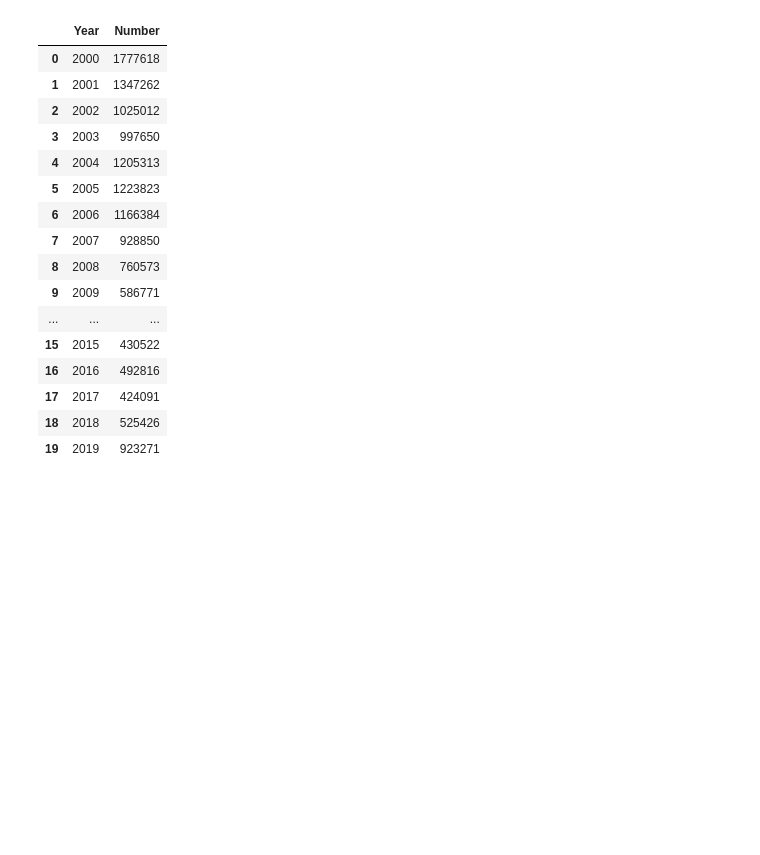
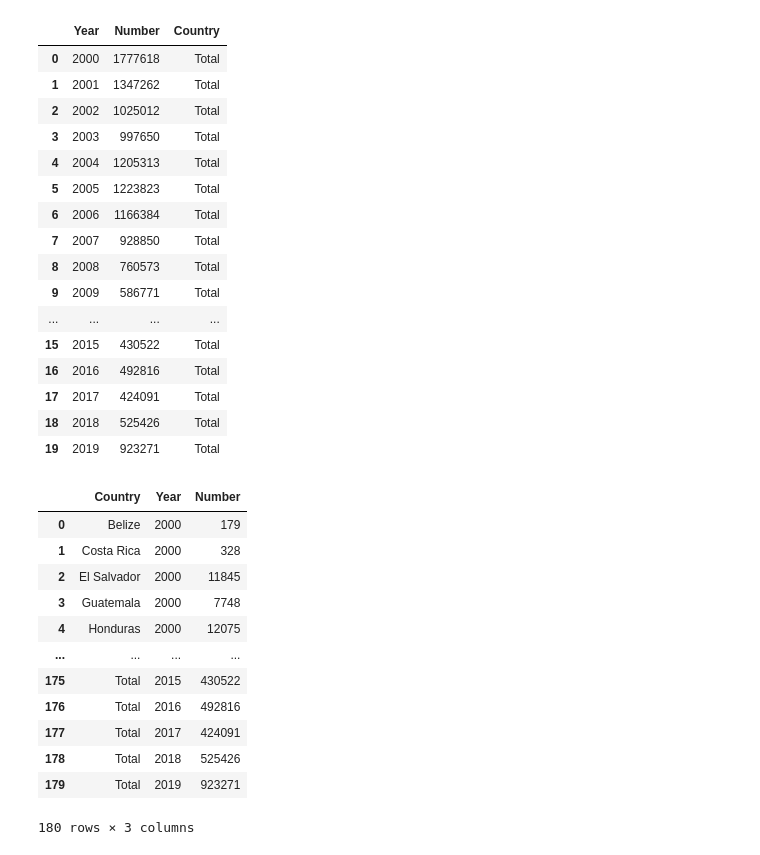
Before and after one commit to opheeelia/11.154-proj-pathways, a Jupyter notebook: data/EnfDataParsing.ipynb, the cells around one changed output. Drawn from its saved outputs; the diff is of its cells as text; code cells hidden in the pictures; blank space fills up the shorter version.

```diff
--- a/data/EnfDataParsing.ipynb
+++ b/data/EnfDataParsing.ipynb
@@ -48,28 +62,45 @@ display(df_formatted)
 # %%
 df_appr = pd.read_excel("./t34_2000-2019.xlsx", index_col=0)
-
-# display(df)
 # df.pivot(columns=[df.columns] + , values=[df.columns, df.values])
 df_appr_formatted = df_appr.melt(ignore_index=False).reset_index()
 df_appr_formatted.set_axis(["Country", "Year", "Number"], axis=1, inplace=True)
+appr_final = df_appr_formatted[df_appr_formatted.Country != "Global Total"]
+
 df_appr_formatted = df_appr_formatted[df_appr_formatted.Country != "Global Total"].groupby(by='Year').sum().reset_index()
+df_appr_formatted['Country'] = "Total"
 display(df_appr_formatted)
+appr_final = appr_final.append(df_appr_formatted, ignore_index=True)
+display(appr_final)
+appr_final.to_csv('./apprehended.csv')
 # %% [output]
-|  | Year | Number |
-| 0 | 2000 | 1777618 |
-| 1 | 2001 | 1347262 |
-| 2 | 2002 | 1025012 |
-| 3 | 2003 | 997650 |
-| 4 | 2004 | 1205313 |
-| 5 | 2005 | 1223823 |
-| 6 | 2006 | 1166384 |
-| 7 | 2007 | 928850 |
-| 8 | 2008 | 760573 |
-| 9 | 2009 | 586771 |
-| ... | ... | ... |
-| 15 | 2015 | 430522 |
-| 16 | 2016 | 492816 |
-| 17 | 2017 | 424091 |
-| 18 | 2018 | 525426 |
-| 19 | 2019 | 923271 |
+|  | Year | Number | Country |
+| 0 | 2000 | 1777618 | Total |
+| 1 | 2001 | 1347262 | Total |
+| 2 | 2002 | 1025012 | Total |
+| 3 | 2003 | 997650 | Total |
+| 4 | 2004 | 1205313 | Total |
+| 5 | 2005 | 1223823 | Total |
+| 6 | 2006 | 1166384 | Total |
+| 7 | 2007 | 928850 | Total |
+| 8 | 2008 | 760573 | Total |
+| 9 | 2009 | 586771 | Total |
+| ... | ... | ... | ... |
+| 15 | 2015 | 430522 | Total |
+| 16 | 2016 | 492816 | Total |
+| 17 | 2017 | 424091 | Total |
+| 18 | 2018 | 525426 | Total |
+| 19 | 2019 | 923271 | Total |
+|  | Country | Year | Number |
+| 0 | Belize | 2000 | 179 |
+| 1 | Costa Rica | 2000 | 328 |
+| 2 | El Salvador | 2000 | 11845 |
+| 3 | Guatemala | 2000 | 7748 |
+| 4 | Honduras | 2000 | 12075 |
+| ... | ... | ... | ... |
+| 175 | Total | 2015 | 430522 |
+| 176 | Total | 2016 | 492816 |
+| 177 | Total | 2017 | 424091 |
+| 178 | Total | 2018 | 525426 |
+| 179 | Total | 2019 | 923271 |
+180 rows × 3 columns
 # %%
```
Also changed, not shown: parts of 2 cells of this notebook, 6 other files.
